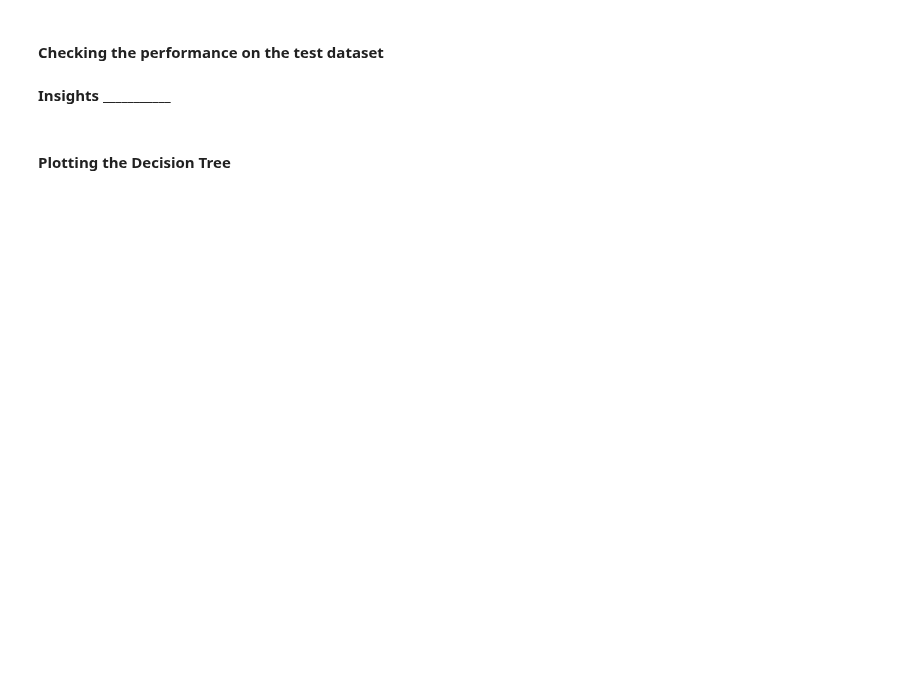
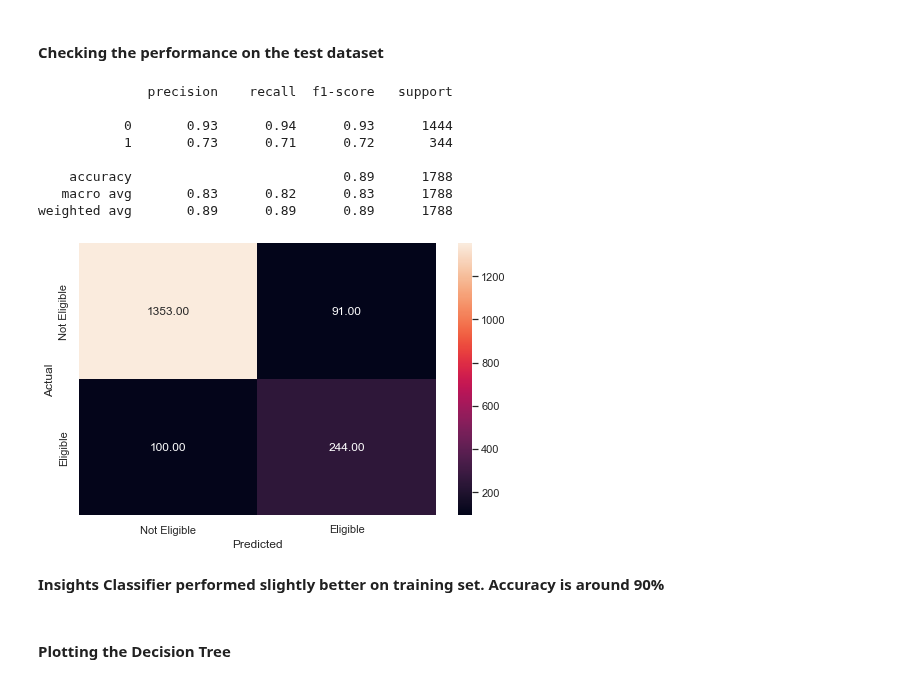
Before and after one commit to asadTariq666/Python_work, a Jupyter notebook: Loan Default Classification/Reference_Notebook_Milestone_2_Classification.ipynb, the cells around one changed output. Drawn from its saved outputs; the diff is of its cells as text; code cells hidden in the pictures; blank space fills up the shorter version.

```diff
--- a/Loan Default Classification/Reference_Notebook_Milestone_2_Classification.ipynb
+++ b/Loan Default Classification/Reference_Notebook_Milestone_2_Classification.ipynb
@@ -486,10 +496,25 @@ ______________
 # %%
 # Checking performance on the testing data based on the tuned model
 # Remove _________ and complete the code
 
-_________________
+
+predictions_test_dt_best_model = best_model.predict(X_test)
+
+#checking the performance on the test dataset
+# Remove _________ and complete the code
+metrics_score(y_test,predictions_test_dt_best_model)
+# %% [output]
+              precision    recall  f1-score   support
+
+           0       0.93      0.94      0.93      1444
+           1       0.73      0.71      0.72       344
+
+    accuracy                           0.89      1788
+   macro avg       0.83      0.82      0.83      1788
+weighted avg       0.89      0.89      0.89      1788
+[figure, added]
-# %% [markdown]
-**Insights ___________**
+# %% [markdown]
+**Insights Classifier performed slightly better on training set. Accuracy is around 90%**
 # %% [markdown]
 #### Plotting the Decision Tree
 # %%
```
Also changed, not shown: parts of 11 cells of this notebook.
